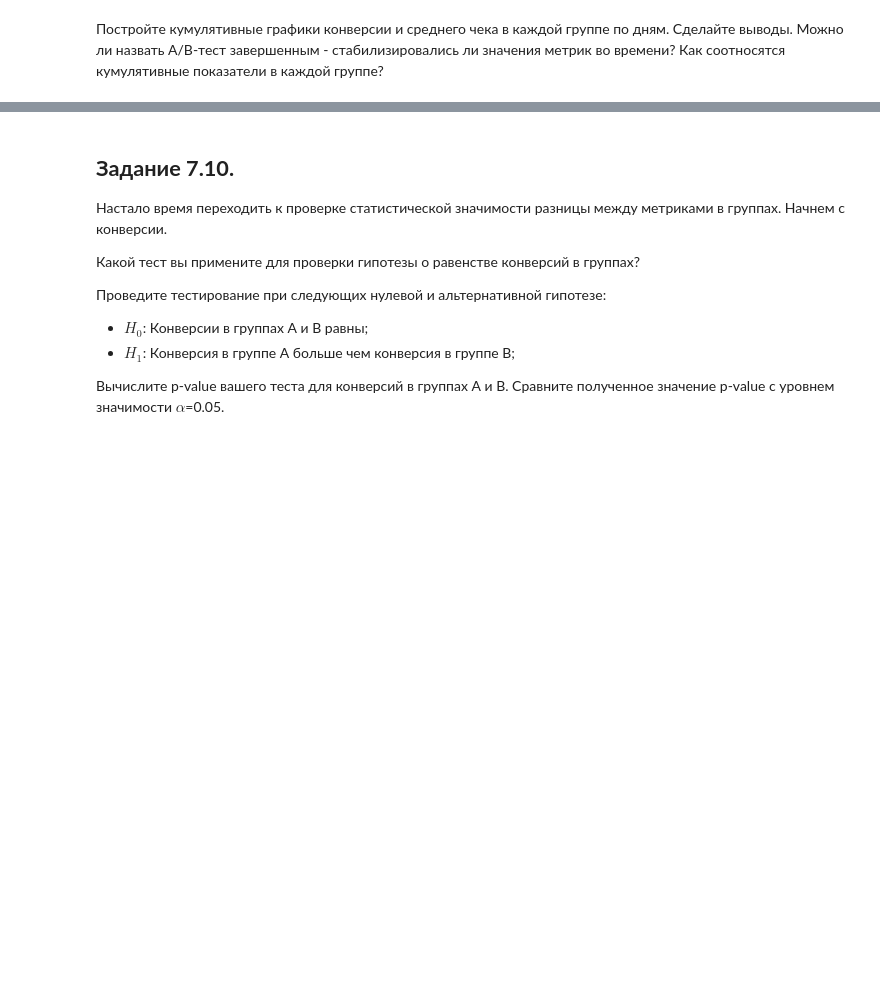
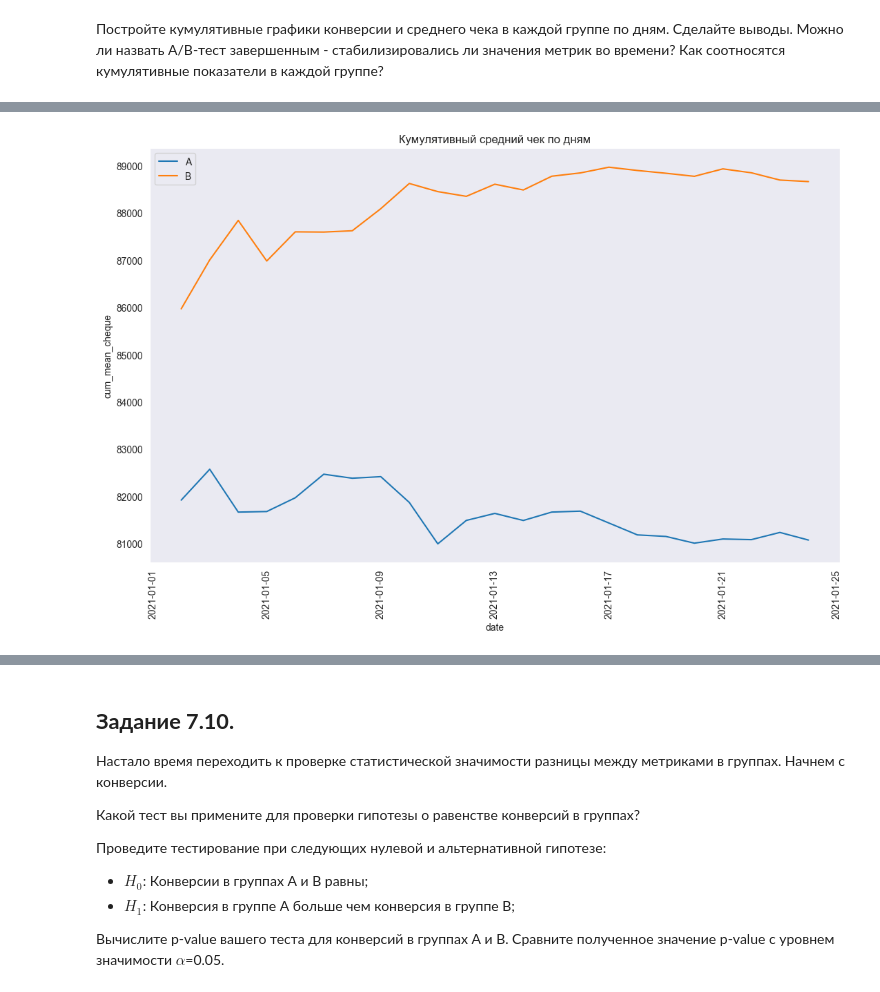
Before and after one commit to slagovskiy/DST, a Jupyter notebook: __environment/eda-5-hw.ipynb, the cells around one changed output, grey strips where cells are left out. Drawn from its saved outputs; the diff is of its cells as text; code cells hidden in the pictures; blank space fills up the shorter version.

```diff
--- a/__environment/eda-5-hw.ipynb
+++ b/__environment/eda-5-hw.ipynb
@@ -237,0 +351,18 @@ display(con_data)
+# %%
+fig = plt.figure(figsize=(10, 6))
+ax = fig.add_axes([1, 1, 1, 1])
+
+sns.lineplot(
+    data=upd_data_group,
+    x='date',
+    y='cum_mean_cheque',
+    hue='group',
+    ax=ax
+)
+
+ax.set_title('Кумулятивный средний чек по дням')
+ax.xaxis.set_tick_params(rotation=90)
+ax.legend(['A', 'B'])
+ax.grid();
+# %% [output]
+[figure, added]
```
Also changed, not shown: parts of 43 cells of this notebook, 5 other files.
